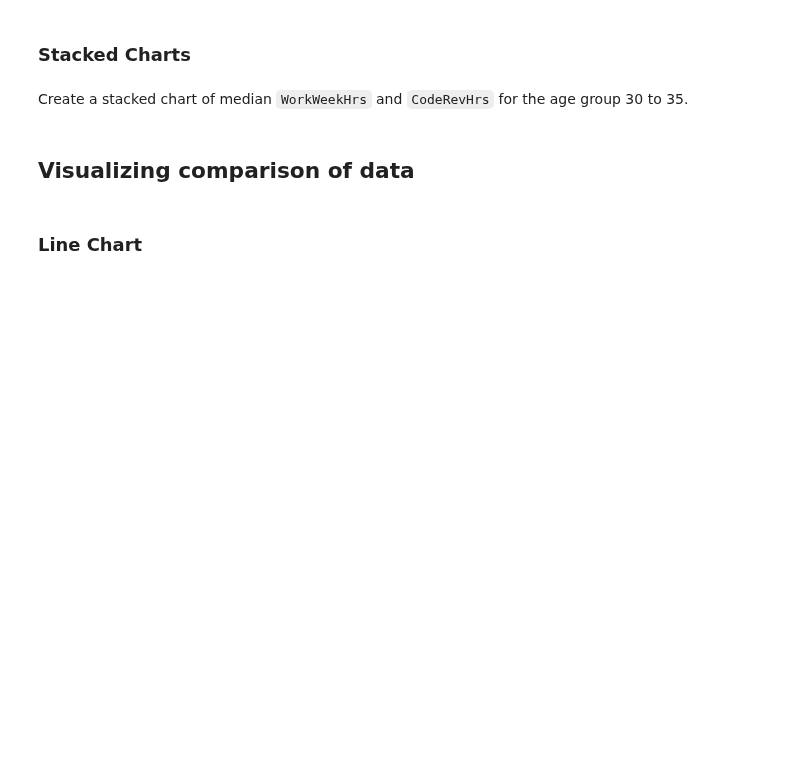
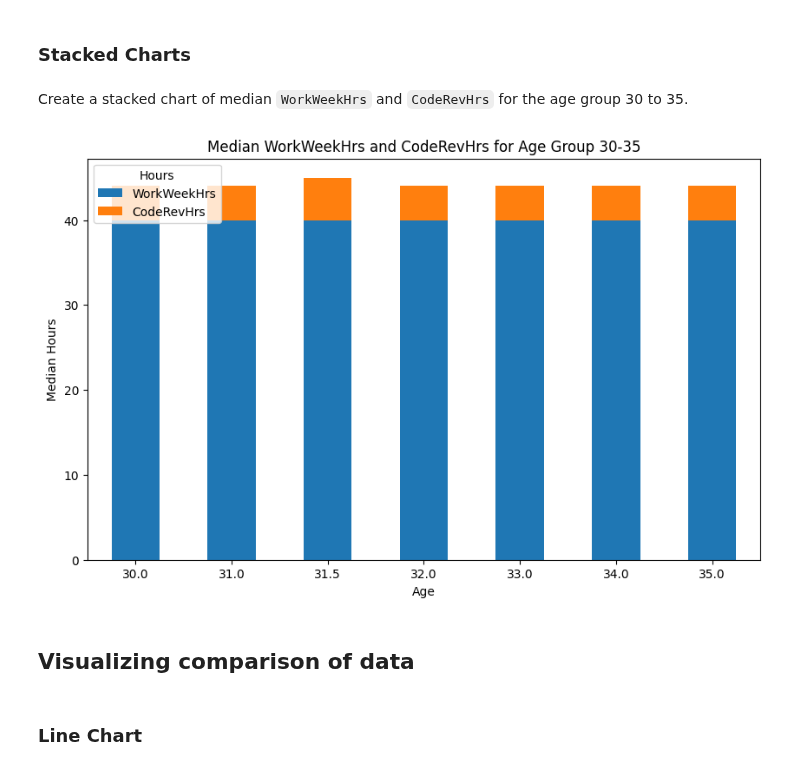
Before and after one commit to CxLos/IBM-Practice-Labs, a Jupyter notebook: 9. Capstone Project/Labs/Data Visualization/M4DataVisualization-lab.ipynb, the cells around one changed output. Drawn from its saved outputs; the diff is of its cells as text; code cells hidden in the pictures; blank space fills up the shorter version.

Commit message:
completed visualizing composition of Data

```diff
--- a/9. Capstone Project/Labs/Data Visualization/M4DataVisualization-lab.ipynb
+++ b/9. Capstone Project/Labs/Data Visualization/M4DataVisualization-lab.ipynb
@@ -234,3 +284,27 @@ Create a stacked chart of median `WorkWeekHrs` and `CodeRevHrs` for the age grou
+# %%
+# Create a stacked chart of median `WorkWeekHrs` and `CodeRevHrs` for the age group 30 to 35.
+
+# your code goes here
+
+df['Age'] = pd.to_numeric(df['Age'], errors='coerce')
+
+# Filter data for age group 30 to 35
+df_age_group = df[(df['Age'] >= 30) & (df['Age'] <= 35)]
+
+# Group by age and calculate median WorkWeekHrs and CodeRevHrs
+df_age_group_median = df_age_group.groupby('Age')[['WorkWeekHrs', 'CodeRevHrs']].median()
+
+# Plotting stacked bar chart
+df_age_group_median.plot(kind='bar', stacked=True, figsize=(10, 6))
+
+plt.title('Median WorkWeekHrs and CodeRevHrs for Age Group 30-35')
+plt.xlabel('Age')
+plt.ylabel('Median Hours')
+plt.xticks(rotation=0)
+plt.legend(title='Hours', loc='upper left')
+plt.show()
+# %% [output]
+[figure, added]
 # %% [markdown]
 ## Visualizing comparison of data
 # %% [markdown]
```
Also changed, not shown: parts of 3 cells of this notebook, 1 other file.
